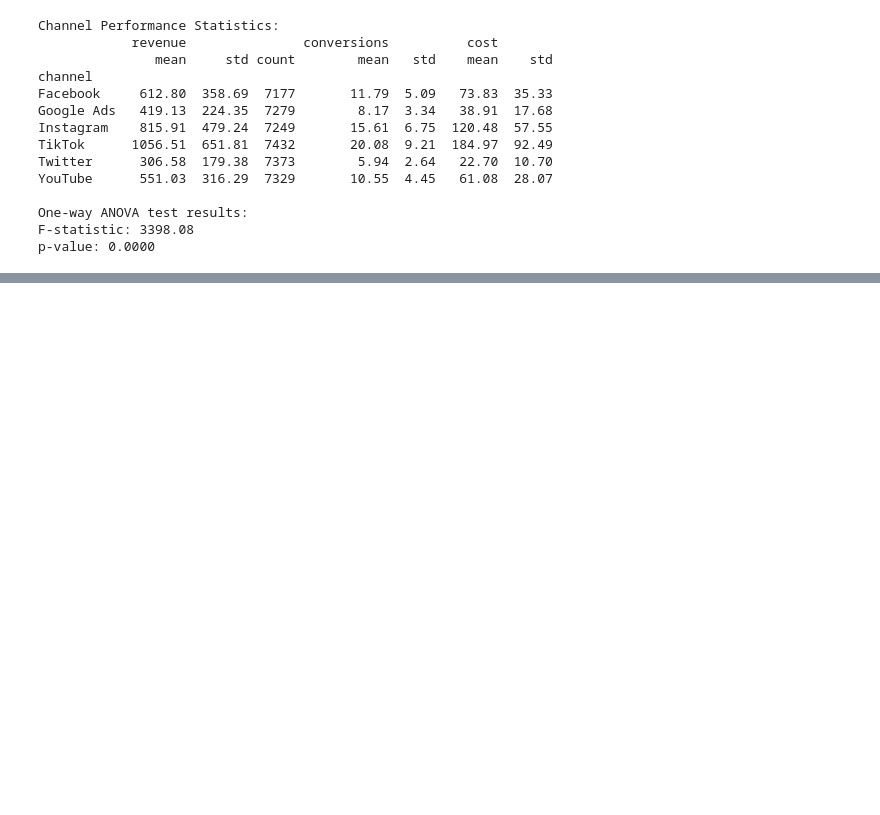
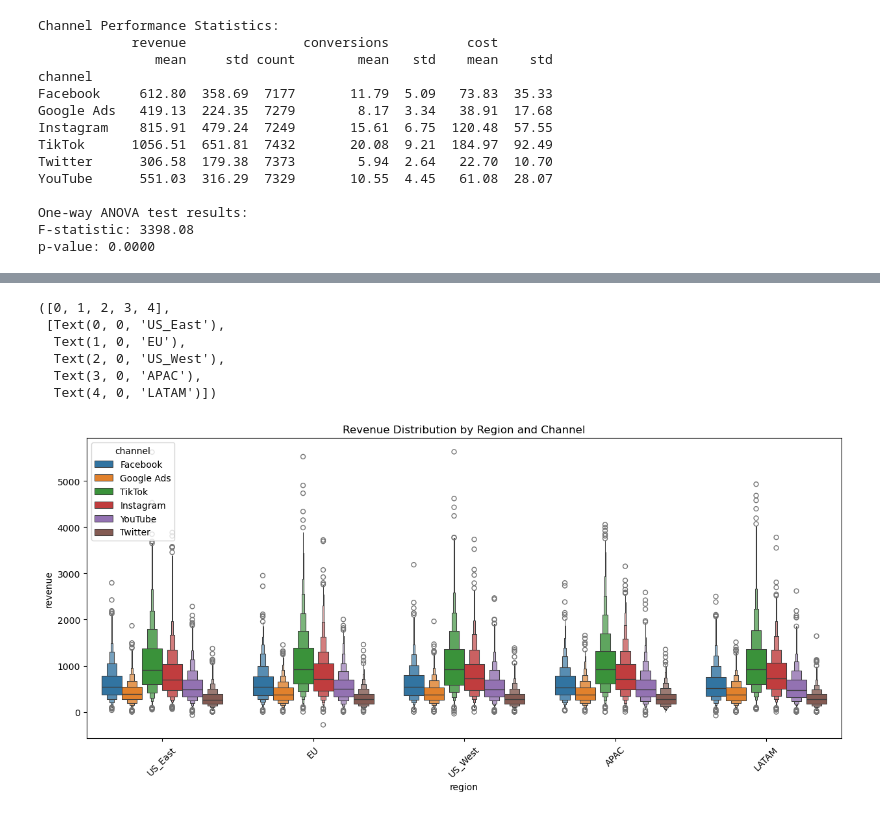
Before and after one commit to rakeshtparayil/marketing_analytics, a Jupyter notebook: marketing_new.ipynb, the cells around one changed output, grey strips where cells are left out. Drawn from its saved outputs; the diff is of its cells as text; code cells hidden in the pictures; blank space fills up the shorter version.

```diff
--- a/marketing_new.ipynb
+++ b/marketing_new.ipynb
@@ -310,0 +352,14 @@ p-value: 0.0000
+# %%
+# 8. Regional Performance Analysis
+plt.figure(figsize=(15, 6))
+sns.boxenplot(x='region', y='revenue', hue='channel', data=mktg)
+plt.title('Revenue Distribution by Region and Channel')
+plt.xticks(rotation=45)
+# %% [output]
+([0, 1, 2, 3, 4],
+ [Text(0, 0, 'US_East'),
+  Text(1, 0, 'EU'),
+  Text(2, 0, 'US_West'),
+  Text(3, 0, 'APAC'),
+  Text(4, 0, 'LATAM')])
+[figure, added]
```
Also changed, not shown: parts of 4 cells of this notebook, 1 other file.
